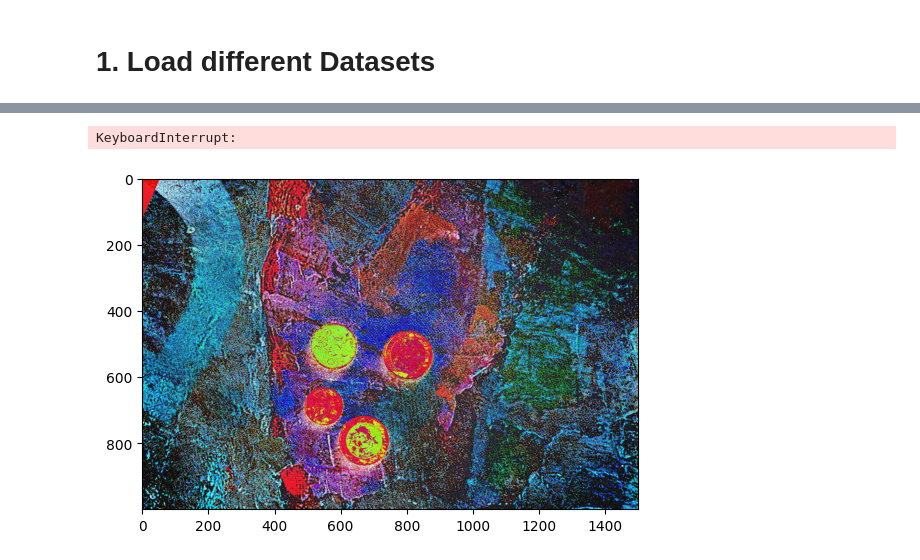
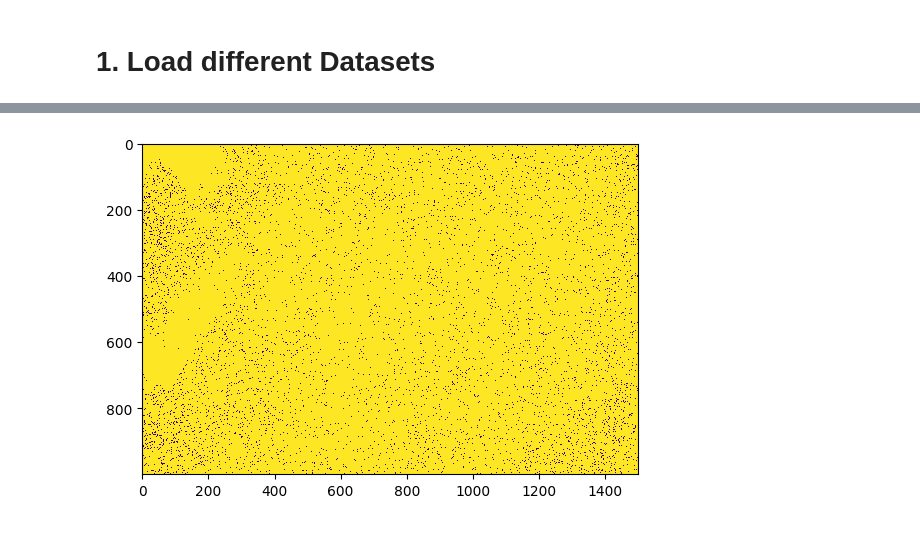
Before and after one commit to roduit/EE-451-IAPR, a Jupyter notebook: project/src/main_vincent.ipynb, the cells around one changed output, grey strips where cells are left out. Cells and saved outputs as stored; diff of their text form; code cells hidden in the pictures.

```diff
--- a/project/src/main_vincent.ipynb
+++ b/project/src/main_vincent.ipynb
@@ -50,12 +56,9 @@ test_data = testCoin()
-# %%
-train_data.process_images()
-# %% [output]
-KeyboardInterrupt:
-[figure, removed]
 # %%
 from processing.process_func import *
-imgs = deepcopy(train_data.raw_data['neutral_bg'])
+imgs = deepcopy(train_data.raw_data['noisy_bg'])
 imgs_array = np.array(imgs)
 path = './data/result'
-imgs_mean = train_data.ref_bg['neutral_bg']
-get_contours(imgs_array, imgs_mean,path)
+imgs_mean = train_data.ref_bg['noisy_bg']
+get_contours_noisy(imgs_array, imgs_mean,path)
+# %% [output]
+[figure, added]
```
Also changed, not shown: parts of 6 cells of this notebook, 3 other files.
